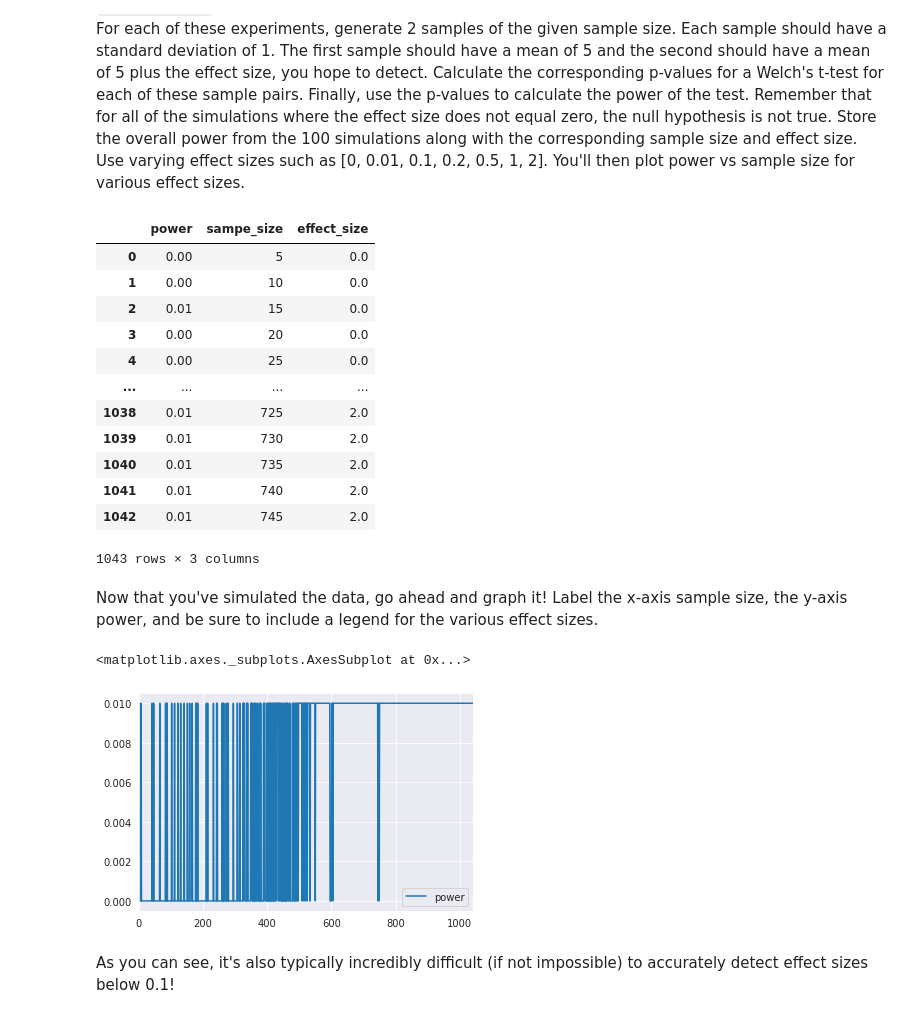
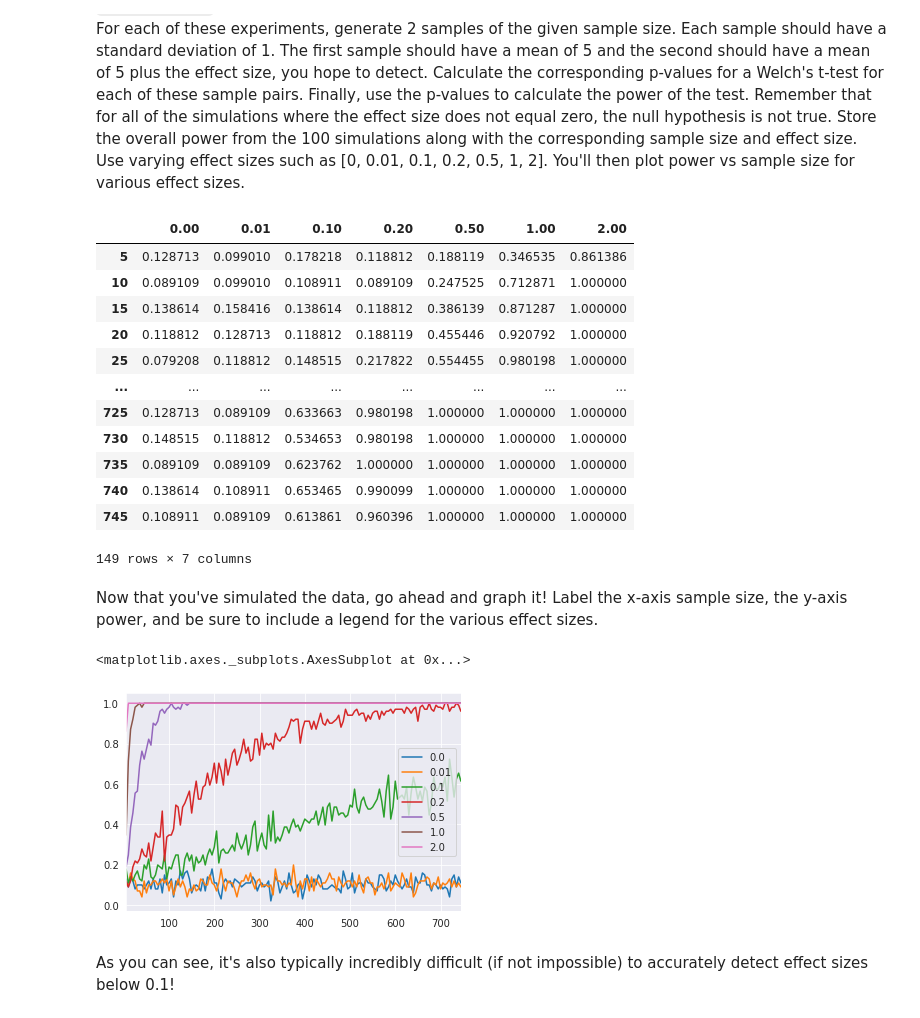
Before and after one commit to learn-co-students/dsc-effect-sizes-pvalues-and-power-lab-online-ds-sp-000, a Jupyter notebook: index.ipynb, the cells around one changed output. Cells and saved outputs as stored; diff of their text form; code cells hidden in the pictures.

```diff
--- a/index.ipynb
+++ b/index.ipynb
@@ -60,21 +60,24 @@ sns.set_style('darkgrid')
 
 effect_sizes = [0, 0.01, 0.1, 0.2, 0.5, 1, 2]
 sample_sizes = [x for x in range(5,750,5)]
-df = []
+p_vs_e_n = {}
+alpha = 0.05
 
 for effect in effect_sizes:
-    for size in sample_sizes:
+    n_vs_p = {}
+    for size in range(5,750,5):
         p_vals = []
-        for x in range(1,101):
+        row = {}
+        for x in range(101):
             samp1,samp2 = generate_samples(5,1,size,(5+effect),1,size)
             p = p_value_welch_ttest(samp1,samp2)
             p_vals.append(p)
         nul_rejected = np.sum(p < 0.05)
         power = nul_rejected/len(p_vals)
-        row = {'power':power, 'sampe_size':size, 'effect_size':effect}
-        df.append(row)
+        n_vs_p[size] = np.sum([1 for p in p_vals if p<alpha])/len(p_vals)
+    p_vs_e_n[effect] = n_vs_p
 
-power_df = pd.DataFrame(df)
+power_df = pd.DataFrame.from_dict(p_vs_e_n)
 # Pseudo code outline
 # for effect size:
 #     for sample_size:
@@ -84,26 +87,26 @@ power_df = pd.DataFrame(df)
 # %%
 display(power_df)
 # %% [output]
-|  | power | sampe_size | effect_size |
-| 0 | 0.00 | 5 | 0.0 |
-| 1 | 0.00 | 10 | 0.0 |
-| 2 | 0.01 | 15 | 0.0 |
-| 3 | 0.00 | 20 | 0.0 |
-| 4 | 0.00 | 25 | 0.0 |
-| ... | ... | ... | ... |
-| 1038 | 0.01 | 725 | 2.0 |
-| 1039 | 0.01 | 730 | 2.0 |
-| 1040 | 0.01 | 735 | 2.0 |
-| 1041 | 0.01 | 740 | 2.0 |
-| 1042 | 0.01 | 745 | 2.0 |
+|  | 0.00 | 0.01 | 0.10 | 0.20 | 0.50 | 1.00 | 2.00 |
+| 5 | 0.128713 | 0.099010 | 0.178218 | 0.118812 | 0.188119 | 0.346535 | 0.861386 |
+| 10 | 0.089109 | 0.099010 | 0.108911 | 0.089109 | 0.247525 | 0.712871 | 1.000000 |
+| 15 | 0.138614 | 0.158416 | 0.138614 | 0.118812 | 0.386139 | 0.871287 | 1.000000 |
+| 20 | 0.118812 | 0.128713 | 0.118812 | 0.188119 | 0.455446 | 0.920792 | 1.000000 |
+| 25 | 0.079208 | 0.118812 | 0.148515 | 0.217822 | 0.554455 | 0.980198 | 1.000000 |
+| ... | ... | ... | ... | ... | ... | ... | ... |
+| 725 | 0.128713 | 0.089109 | 0.633663 | 0.980198 | 1.000000 | 1.000000 | 1.000000 |
+| 730 | 0.148515 | 0.118812 | 0.534653 | 0.980198 | 1.000000 | 1.000000 | 1.000000 |
+| 735 | 0.089109 | 0.089109 | 0.623762 | 1.000000 | 1.000000 | 1.000000 | 1.000000 |
+| 740 | 0.138614 | 0.108911 | 0.653465 | 0.990099 | 1.000000 | 1.000000 | 1.000000 |
+| 745 | 0.108911 | 0.089109 | 0.613861 | 0.960396 | 1.000000 | 1.000000 | 1.000000 |
-1043 rows × 3 columns
+149 rows × 7 columns
 # %% [markdown]
 Now that you've simulated the data, go ahead and graph it! Label the x-axis sample size, the y-axis power, and be sure to include a legend for the various effect sizes.
 # %%
-power_df.plot(y='power')
+power_df.plot()
 # %% [output]
 <matplotlib.axes._subplots.AxesSubplot at 0x...>
-[figure, old version]
+[figure, new version]
 # %% [markdown]
 As you can see, it's also typically incredibly difficult (if not impossible) to accurately detect effect sizes below 0.1!
 # %% [markdown]
```
